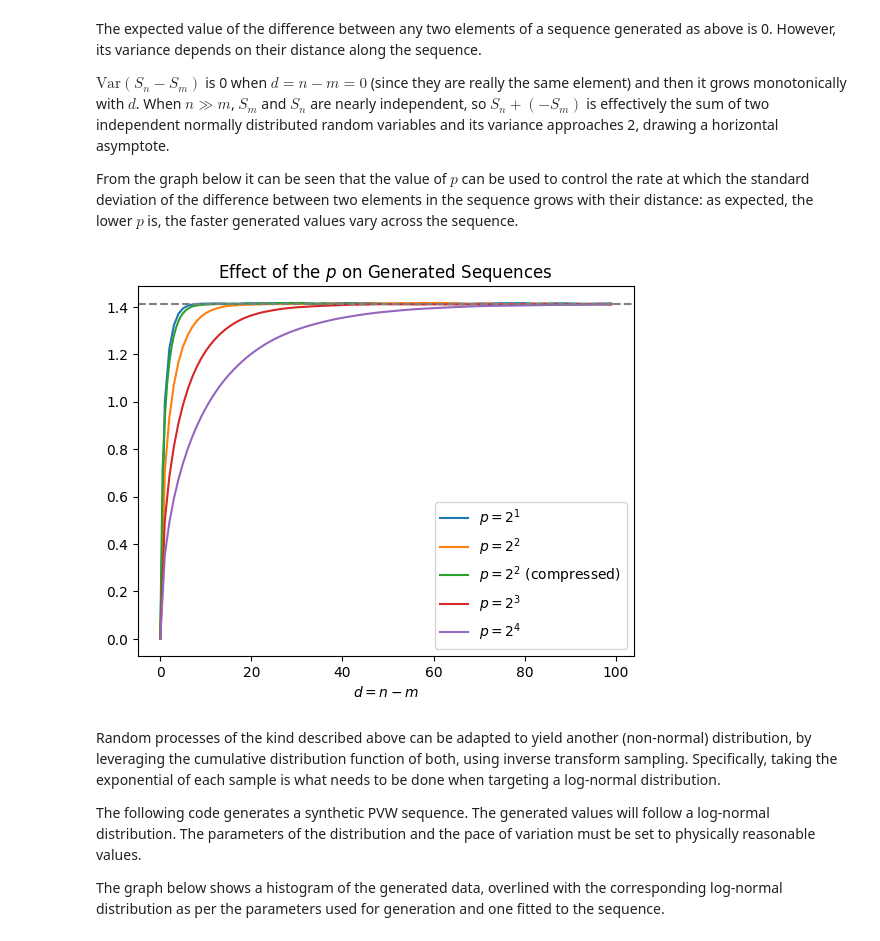
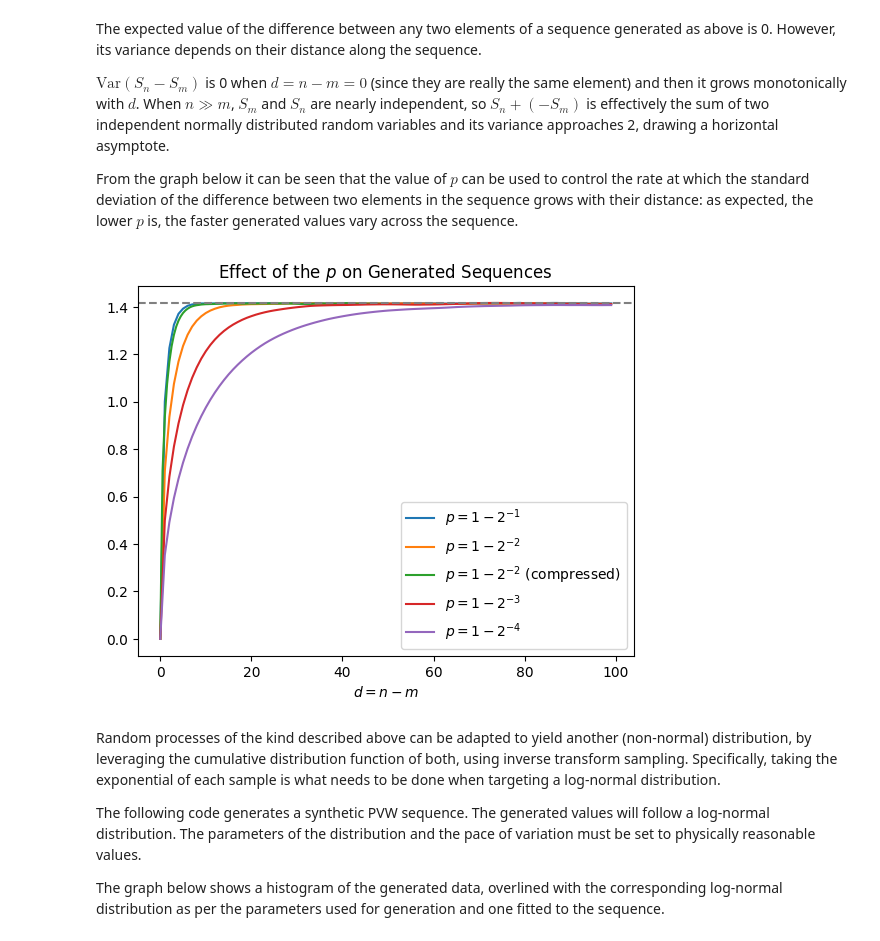
Before and after one commit to Aspie96/AstroTesi, a Jupyter notebook: notebooks/GeneratePVW.ipynb, the cells around one changed output. Cells and saved outputs as stored; diff of their text form; code cells hidden in the pictures.

```diff
--- a/notebooks/GeneratePVW.ipynb
+++ b/notebooks/GeneratePVW.ipynb
@@ -123,26 +127,26 @@ From the graph below it can be seen that the value of $p$ can be used to control
 # %%
 for exp in range(1, 5):
 	sequence = gen_process(1000000, 1 - 0.5 ** exp)
 	stds = [0]
 	for i in range(1, 100):
 		diffs = sequence[i:] - sequence[:-i]
 		std = np.sqrt(np.sum(diffs ** 2) / diffs.size)
 		stds.append(std)
 	stds = np.asarray(stds)
-	plt.plot(stds, label=f"$p=2^{exp}$")
+	plt.plot(stds, label="$p=1-2^{-" + str(exp) + "}$")
 	#plt.show()
 	if exp == 2:
-		plt.plot(np.arange(stds.size / 2, step=0.5), stds, label=f"$p=2^{exp}$ (compressed)")
+		plt.plot(np.arange(stds.size / 2, step=0.5), stds, label="$p=1-2^{-" + str(exp) + "}$ (compressed)")
 		#plt.show()
 
 plt.axhline(y=np.sqrt(2), linestyle="--", color="gray")
 
 plt.title("Effect of the $p$ on Generated Sequences")
 plt.xlabel("$d=n-m$")
 plt.legend()
 plt.show()
 # %% [output]
-[figure, old version]
+[figure, new version]
 # %% [markdown]
 Random processes of the kind described above can be adapted to yield another (non-normal) distribution, by leveraging the cumulative distribution function of both, using inverse transform sampling. Specifically, taking the exponential of each sample is what needs to be done when targeting a log-normal distribution.
 
```
Also changed, not shown: parts of 8 cells of this notebook.
